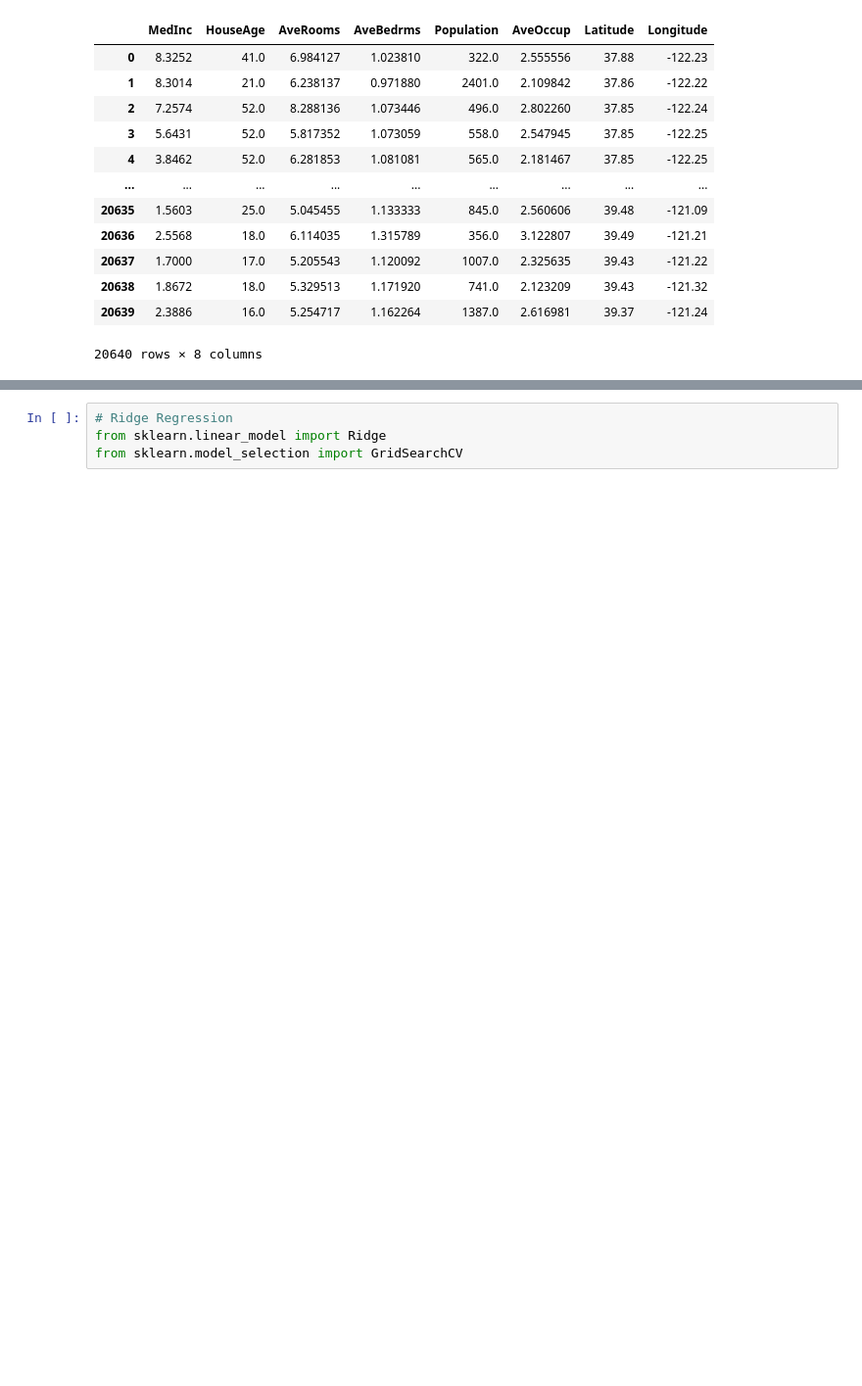
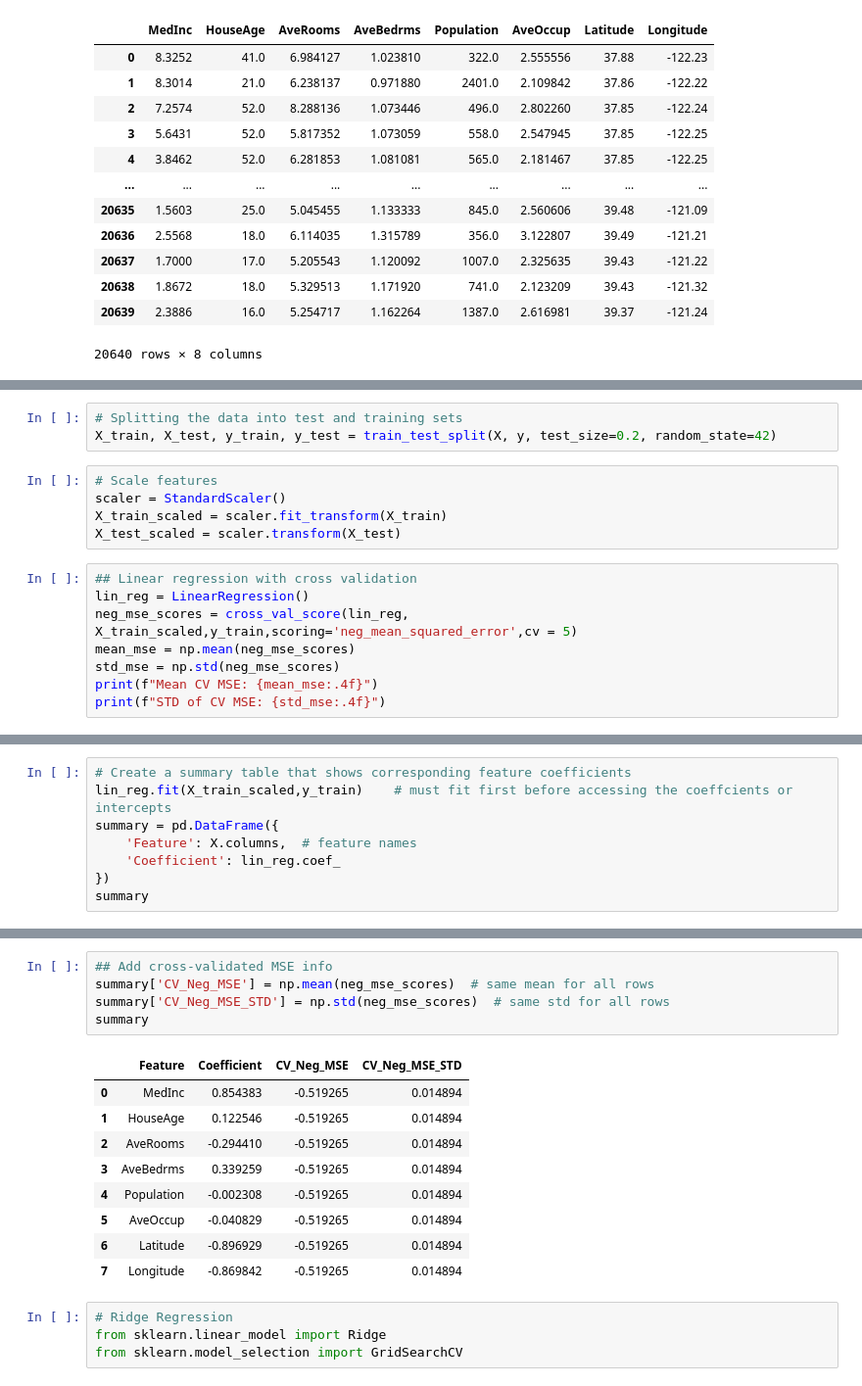
Before and after one commit to hcorbat1/Machine-Learning-Enhancement, a Jupyter notebook: ML preactice on linear & logistic regressions.ipynb, the cells around one changed output, grey strips where cells are left out. Shown at 98% size. Saved outputs shown, nothing was run; the diff lists cells and outputs as text; blank space fills up the shorter version.

```diff
--- a/ML preactice on linear & logistic regressions.ipynb
+++ b/ML preactice on linear & logistic regressions.ipynb
@@ -96,0 +89,16 @@ print(std_mse)
+# %%
+# Splitting the data into test and training sets
+X_train, X_test, y_train, y_test = train_test_split(X, y, test_size=0.2, random_state=42)
+# %%
+# Scale features
+scaler = StandardScaler()
+X_train_scaled = scaler.fit_transform(X_train)
+X_test_scaled = scaler.transform(X_test)
+# %%
+## Linear regression with cross validation
+lin_reg = LinearRegression()
+neg_mse_scores = cross_val_score(lin_reg, X_train_scaled,y_train,scoring='neg_mean_squared_error',cv = 5)
+mean_mse = np.mean(neg_mse_scores)
+std_mse = np.std(neg_mse_scores)
+print(f"Mean CV MSE: {mean_mse:.4f}")
+print(f"STD of CV MSE: {std_mse:.4f}")
@@ -103,0 +115,8 @@ print(mean_rmse)
+# %%
+# Create a summary table that shows corresponding feature coefficients
+lin_reg.fit(X_train_scaled,y_train)    # must fit first before accessing the coeffcients or intercepts
+summary = pd.DataFrame({
+    'Feature': X.columns,  # feature names
+    'Coefficient': lin_reg.coef_
+})
+summary
@@ -104,3 +133,18 @@ print(mean_rmse)
+# %%
+## Add cross-validated MSE info
+summary['CV_Neg_MSE'] = np.mean(neg_mse_scores)  # same mean for all rows
+summary['CV_Neg_MSE_STD'] = np.std(neg_mse_scores)  # same std for all rows
+summary
+# %% [output]
+|  | Feature | Coefficient | CV_Neg_MSE | CV_Neg_MSE_STD |
+| 0 | MedInc | 0.854383 | -0.519265 | 0.014894 |
+| 1 | HouseAge | 0.122546 | -0.519265 | 0.014894 |
+| 2 | AveRooms | -0.294410 | -0.519265 | 0.014894 |
+| 3 | AveBedrms | 0.339259 | -0.519265 | 0.014894 |
+| 4 | Population | -0.002308 | -0.519265 | 0.014894 |
+| 5 | AveOccup | -0.040829 | -0.519265 | 0.014894 |
+| 6 | Latitude | -0.896929 | -0.519265 | 0.014894 |
+| 7 | Longitude | -0.869842 | -0.519265 | 0.014894 |
 # %%
 # Ridge Regression
 from sklearn.linear_model import Ridge
```
Also changed, not shown: parts of 26 cells of this notebook.
